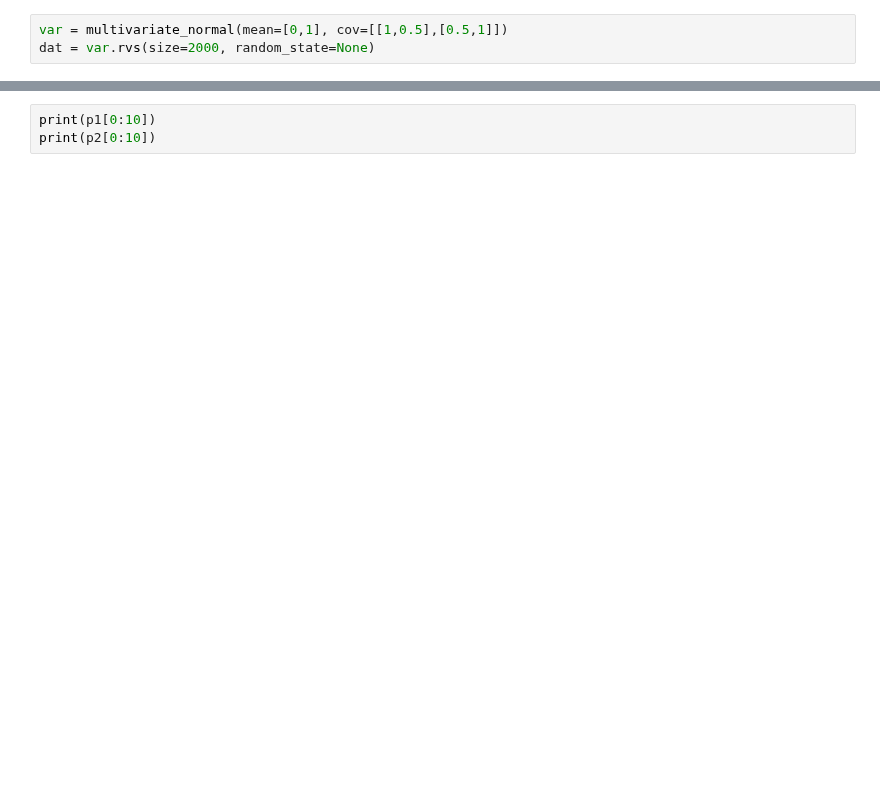
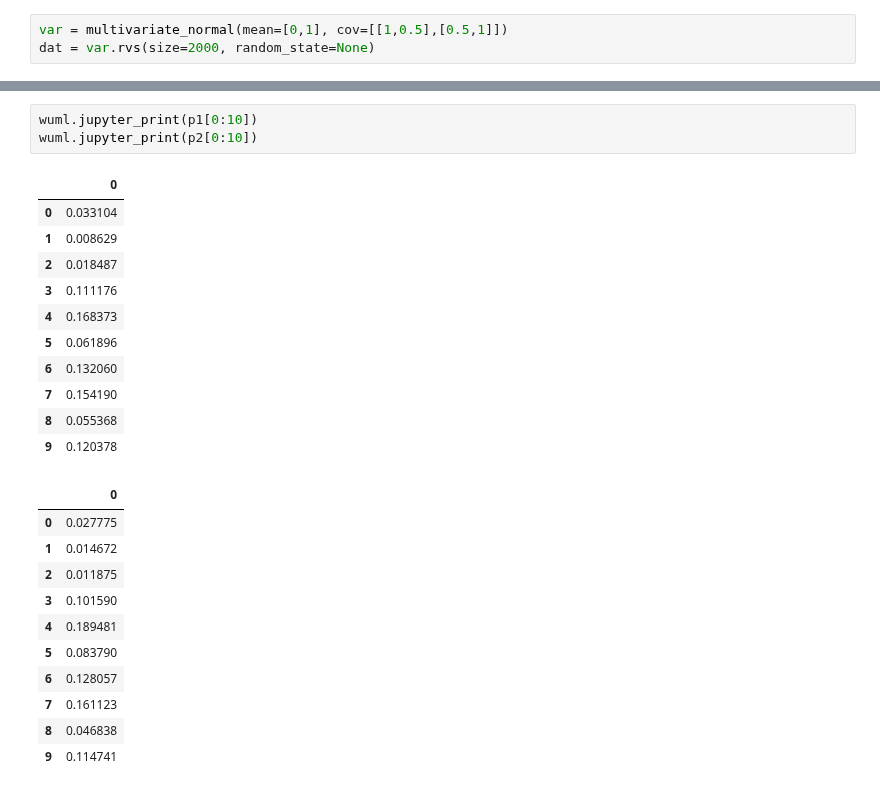
Before and after one commit to endsley/wuML, a Jupyter notebook: examples/distribution_modeling/ipynb/flow_prob.ipynb, the cells around one changed output, grey strips where cells are left out. Drawn from its saved outputs; the diff is of its cells as text; blank space fills up the shorter version.

```diff
--- a/examples/distribution_modeling/ipynb/flow_prob.ipynb
+++ b/examples/distribution_modeling/ipynb/flow_prob.ipynb
@@ -21,3 +24,26 @@ NameError: name 'ensure_data_type' is not defined
 # %%
-print(p1[0:10])
-print(p2[0:10])
+wuml.jupyter_print(p1[0:10])
+wuml.jupyter_print(p2[0:10])
+# %% [output]
+|  | 0 |
+| 0 | 0.033104 |
+| 1 | 0.008629 |
+| 2 | 0.018487 |
+| 3 | 0.111176 |
+| 4 | 0.168373 |
+| 5 | 0.061896 |
+| 6 | 0.132060 |
+| 7 | 0.154190 |
+| 8 | 0.055368 |
+| 9 | 0.120378 |
+|  | 0 |
+| 0 | 0.027775 |
+| 1 | 0.014672 |
+| 2 | 0.011875 |
+| 3 | 0.101590 |
+| 4 | 0.189481 |
+| 5 | 0.083790 |
+| 6 | 0.128057 |
+| 7 | 0.161123 |
+| 8 | 0.046838 |
+| 9 | 0.114741 |
```
Also changed, not shown: parts of 4 cells of this notebook, 19 other files.
